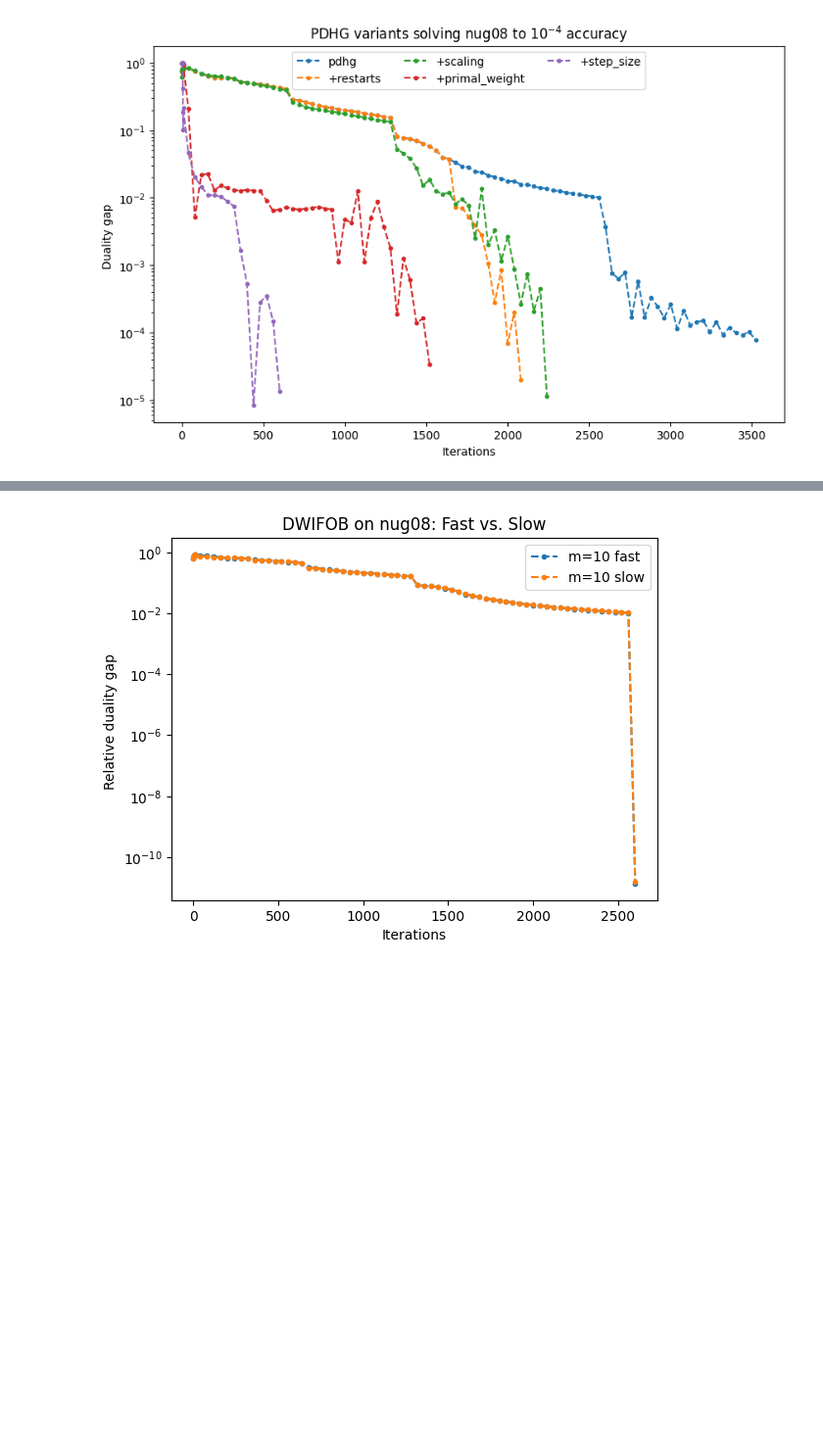
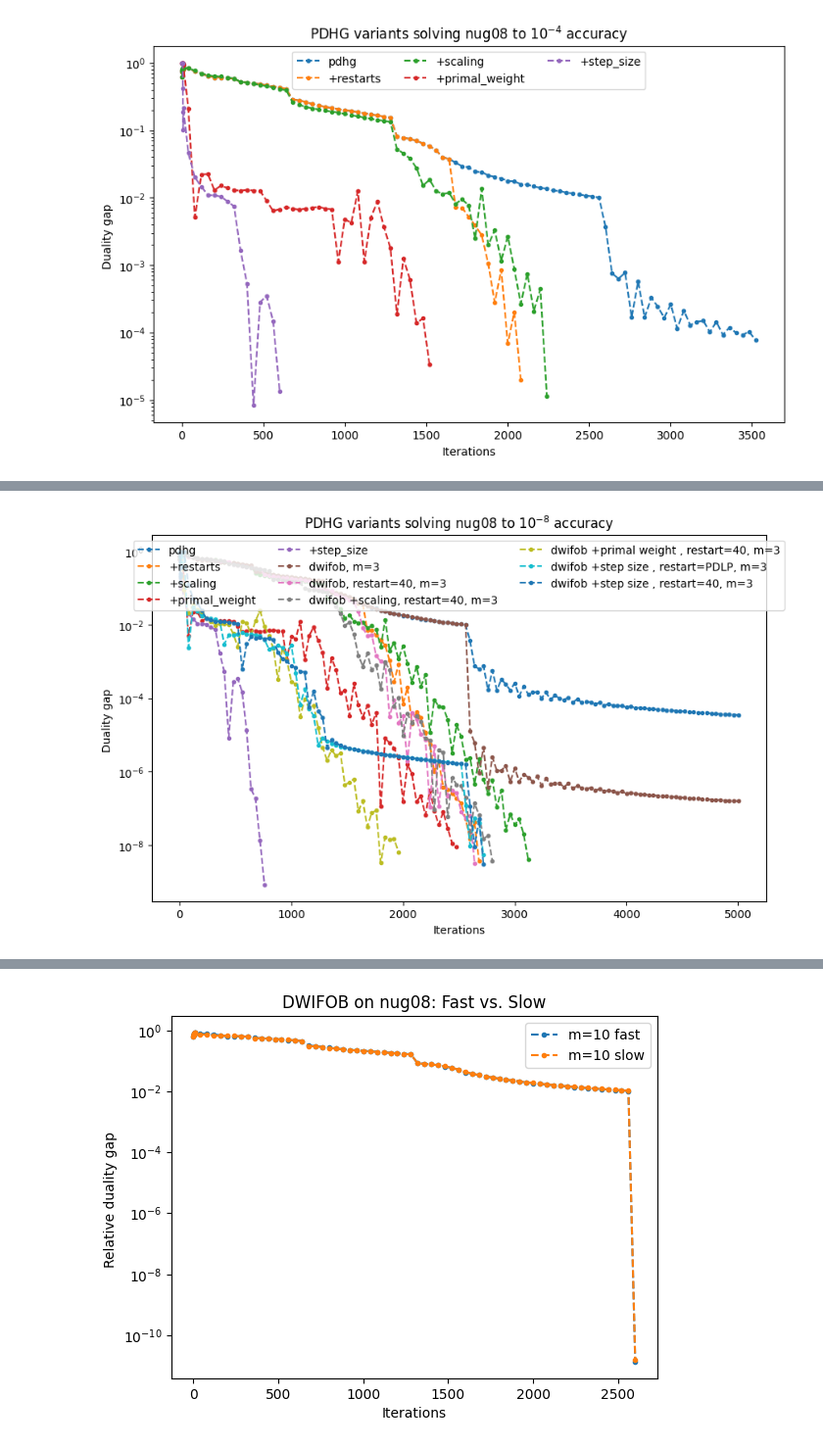
Before and after one commit to TheodorAT/MasterThesis, a Jupyter notebook: scripts/plot_convergences.ipynb, the cells around one changed output, grey strips where cells are left out. Shown at 98% size. Cells and saved outputs as stored; diff of their text form; code cells hidden in the pictures; blank space fills up the shorter version.

```diff
--- a/scripts/plot_convergences.ipynb
+++ b/scripts/plot_convergences.ipynb
@@ -88,2 +98,53 @@ plt.legend(loc="upper center", ncol=3);
+# %%
+# Comparing summary of results on the accuracy of 1e-8 instead:
+
+# Plotting the baseline convergence results for accuracy=1e-4
+solve_pdhg = plot_info_nug08_1e8["nug08-3rd_baseline_pdhg_1e-8"]
+solve_pdhg_restarts = plot_info_nug08_1e8["nug08-3rd_baseline_+restarts_1e-8"]
+solve_pdhg_scaling = plot_info_nug08_1e8["nug08-3rd_baseline_+scaling_1e-8"]
+solve_pdhg_primal_weight = plot_info_nug08_1e8["nug08-3rd_baseline_+primal_weight_1e-8"]
+solve_pdhg_step_size = plot_info_nug08_1e8["nug08-3rd_baseline_+step_size_1e-8"]
+
+plt.figure(figsize=(10, 6))
+plt.plot(solve_pdhg["iterations"][1:], solve_pdhg["rel_duality_gap"][1:], ".--", label="pdhg")
+plt.plot(solve_pdhg_restarts["iterations"][1:], solve_pdhg_restarts["rel_duality_gap"][1:], ".--", label="+restarts")
+plt.plot(solve_pdhg_scaling["iterations"][1:], solve_pdhg_scaling["rel_duality_gap"][1:], ".--", label="+scaling")
+plt.plot(solve_pdhg_primal_weight["iterations"][1:], solve_pdhg_primal_weight["rel_duality_gap"][1:], ".--", label="+primal_weight")
+plt.plot(solve_pdhg_step_size["iterations"][1:], solve_pdhg_step_size["rel_duality_gap"][1:], ".--", label="+step_size")
+
+# We only select the best performing DWIFOB variant for each improvement, to reduce clutter:
+# Often this is the one with m=3 or m=4, which indicates that this is a reasonable choice of m for this problem size.
+# Vanilla dwifob:
+solve_dwifob_m3 = plot_info_nug08_1e8["nug08-3rd_dwifob_1e-8_m=3"]
+plt.plot(solve_dwifob_m3["iterations"][1:], solve_dwifob_m3["rel_duality_gap"][1:], ".--", label="dwifob, m=3")
+
+# The best (? fastest in seconds) restart version of dwifob: constant restarts every 40 iterations, and m=3.
+solve_dwifob_restart40_m3 = plot_info_nug08_1e8["nug08-3rd_dwifob_+restarts_restart=40_1e-8_m=3"]
+plt.plot(solve_dwifob_restart40_m3["iterations"][1:], solve_dwifob_restart40_m3["rel_duality_gap"][1:], ".--", label="dwifob, restart=40, m=3")
+
+# The fastest scaled version of dwifob: r=40, m=3 still.
+solve_dwifob_scaled_r40_m3 = plot_info_nug08_1e8["nug08-3rd_dwifob_+scaling_restart=40_1e-8_m=3"]
+plt.plot(solve_dwifob_scaled_r40_m3["iterations"][1:], solve_dwifob_scaled_r40_m3["rel_duality_gap"][1:], ".--", label="dwifob +scaling, restart=40, m=3")
+
+# One of the fastest versions of dwifob+ primal weight update: r=40, m=3
+solve_dwifob_primal_update_r40_m3 = plot_info_nug08_1e8["nug08-3rd_dwifob_+primal_weight_restart=40_1e-8_m=3"]
+plt.plot(solve_dwifob_primal_update_r40_m3["iterations"][1:], solve_dwifob_primal_update_r40_m3["rel_duality_gap"][1:], ".--", label="dwifob +primal weight , restart=40, m=3")
+
+# One of the fastest versions of dwifob+restarts: r=PDLP, m=3
+solve_dwifob_step_size_rPDLP_m3 = plot_info_nug08_1e8["nug08-3rd_dwifob_+step_size_restart=PDLP_1e-8_m=3"]
+plt.plot(solve_dwifob_step_size_rPDLP_m3["iterations"][1:], solve_dwifob_step_size_rPDLP_m3["rel_duality_gap"][1:], ".--", label="dwifob +step size , restart=PDLP, m=3")
+
+# One of the fastest versions of dwifob+restarts: r=40, m=3
+solve_dwifob_step_size_r40_m3 = plot_info_nug08_1e8["nug08-3rd_dwifob_+step_size_restart=40_1e-8_m=3"]
+plt.plot(solve_dwifob_step_size_r40_m3["iterations"][1:], solve_dwifob_step_size_r40_m3["rel_duality_gap"][1:], ".--", label="dwifob +step size , restart=40, m=3")
+
+
+plt.xlabel("Iterations")
+plt.ylabel("Duality gap ")
+plt.yscale('log')
+plt.title("PDHG variants solving nug08 to $10^{-8}$ accuracy")
+plt.legend(loc="upper center", ncol=3);
+# %% [output]
+[figure, added]
 # %%
 # Plotting an example, different values of m for fast dwifob on the nug08-3rd dataset:
```
Also changed, not shown: parts of 6 cells of this notebook, 5 other files.
